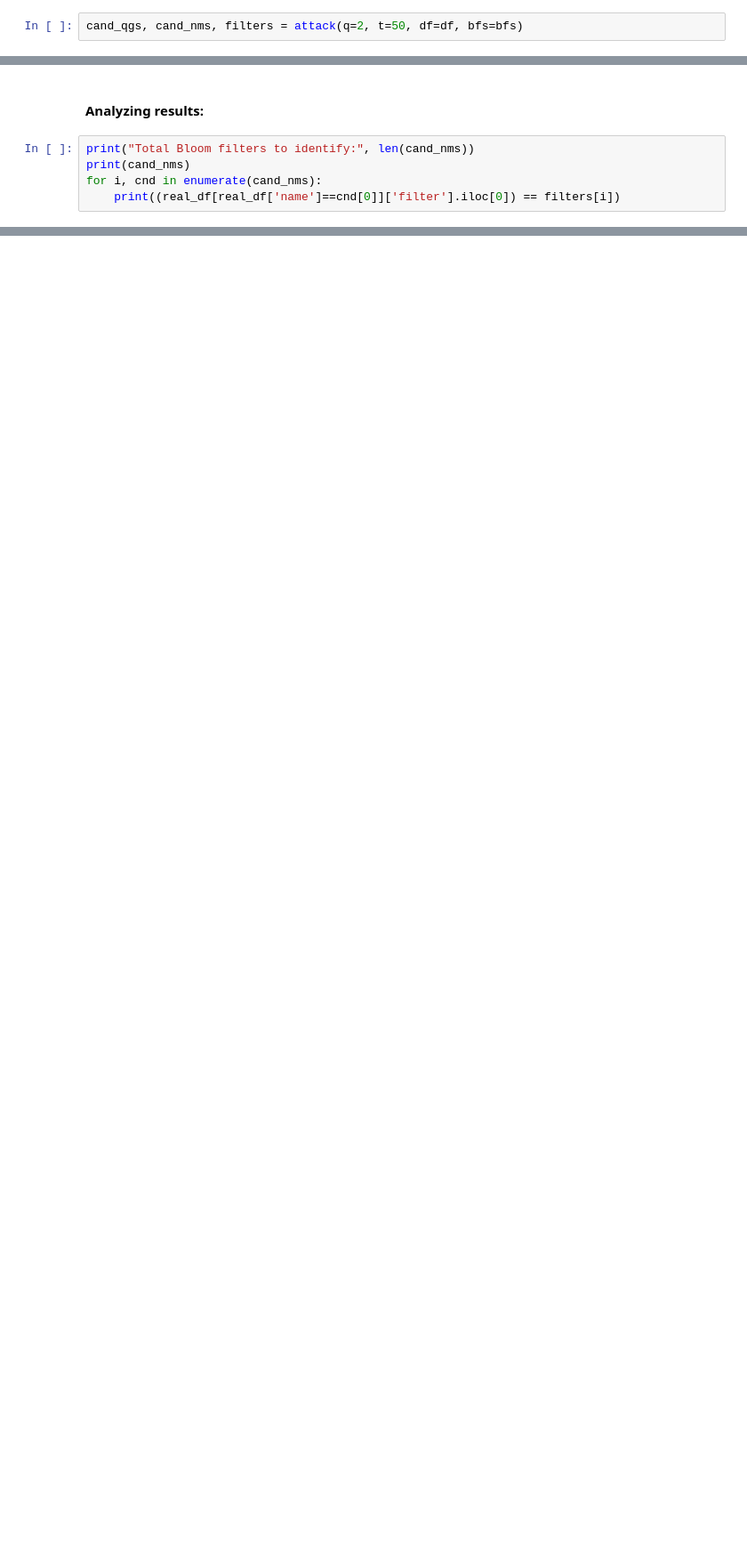
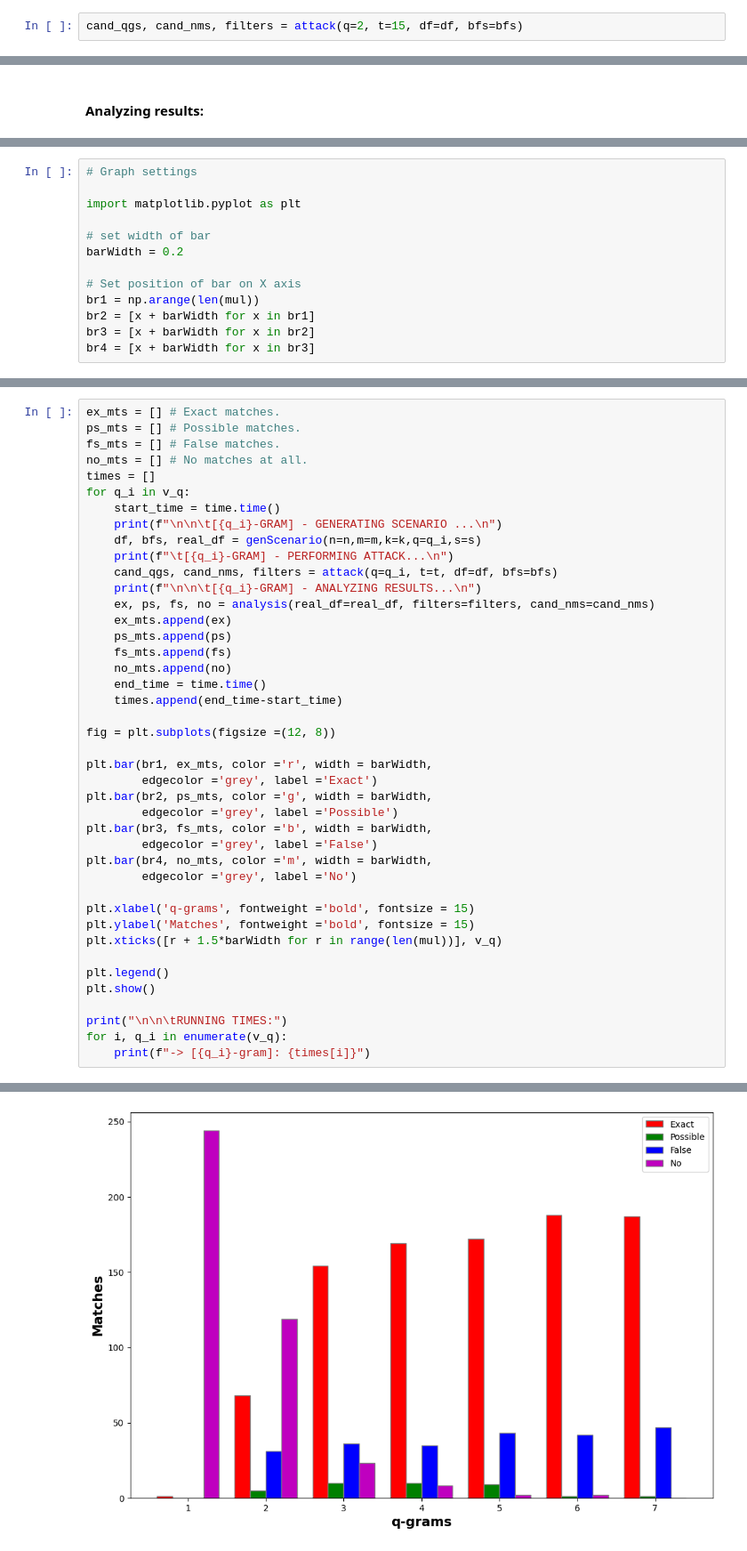
Before and after one commit to pedrotega/munics, a Jupyter notebook: PAN/Lab5/lab5.ipynb, the cells around one changed output, grey strips where cells are left out. Shown: that part at 89% size. Saved outputs shown, nothing was run; the diff lists cells and outputs as text; blank space fills up the shorter version.

```diff
--- a/PAN/Lab5/lab5.ipynb
+++ b/PAN/Lab5/lab5.ipynb
@@ -302,6 +335,6 @@ def attack(q: int, t: int, df: pd.DataFrame, bfs: pd.DataFrame) -> [list,list,li
 
 #### Performing the attack.
 # %%
-cand_qgs, cand_nms, filters = attack(q=2, t=50, df=df, bfs=bfs)
+cand_qgs, cand_nms, filters = attack(q=2, t=15, df=df, bfs=bfs)
 # %% [output]
 Bloom filters:
@@ -324,7 +357,2 @@ Length: 58
 # %% [markdown]
 #### Analyzing results:
-# %%
-print("Total Bloom filters to identify:", len(cand_nms))
-print(cand_nms)
-for i, cnd in enumerate(cand_nms):
-    print((real_df[real_df['name']==cnd[0]]['filter'].iloc[0]) == filters[i])
@@ -354,0 +433,13 @@ False
+# %%
+# Graph settings
+
+import matplotlib.pyplot as plt
+
+# set width of bar
+barWidth = 0.2
+
+# Set position of bar on X axis
+br1 = np.arange(len(mul))
+br2 = [x + barWidth for x in br1]
+br3 = [x + barWidth for x in br2]
+br4 = [x + barWidth for x in br3]
@@ -354,0 +448,43 @@ False
+# %%
+ex_mts = [] # Exact matches.
+ps_mts = [] # Possible matches.
+fs_mts = [] # False matches.
+no_mts = [] # No matches at all.
+times = []
+for q_i in v_q:
+    start_time = time.time()
+    print(f"\n\n\t[{q_i}-GRAM] - GENERATING SCENARIO ...\n")
+    df, bfs, real_df = genScenario(n=n,m=m,k=k,q=q_i,s=s)
+    print(f"\t[{q_i}-GRAM] - PERFORMING ATTACK...\n")
+    cand_qgs, cand_nms, filters = attack(q=q_i, t=t, df=df, bfs=bfs)
+    print(f"\n\n\t[{q_i}-GRAM] - ANALYZING RESULTS...\n")
+    ex, ps, fs, no = analysis(real_df=real_df, filters=filters, cand_nms=cand_nms)
+    ex_mts.append(ex)
+    ps_mts.append(ps)
+    fs_mts.append(fs)
+    no_mts.append(no)
+    end_time = time.time()
+    times.append(end_time-start_time)
+
+fig = plt.subplots(figsize =(12, 8))
+
+plt.bar(br1, ex_mts, color ='r', width = barWidth,
+        edgecolor ='grey', label ='Exact')
+plt.bar(br2, ps_mts, color ='g', width = barWidth,
+        edgecolor ='grey', label ='Possible')
+plt.bar(br3, fs_mts, color ='b', width = barWidth,
+        edgecolor ='grey', label ='False')
+plt.bar(br4, no_mts, color ='m', width = barWidth,
+        edgecolor ='grey', label ='No')
+
+plt.xlabel('q-grams', fontweight ='bold', fontsize = 15)
+plt.ylabel('Matches', fontweight ='bold', fontsize = 15)
+plt.xticks([r + 1.5*barWidth for r in range(len(mul))], v_q)
+
+plt.legend()
+plt.show()
+
+print("\n\n\tRUNNING TIMES:")
+for i, q_i in enumerate(v_q):
+    print(f"-> [{q_i}-gram]: {times[i]}")
+# %% [output]
@@ -354,0 +508 @@ False
+[figure, added]
```
Also changed, not shown: parts of 23 cells of this notebook.
